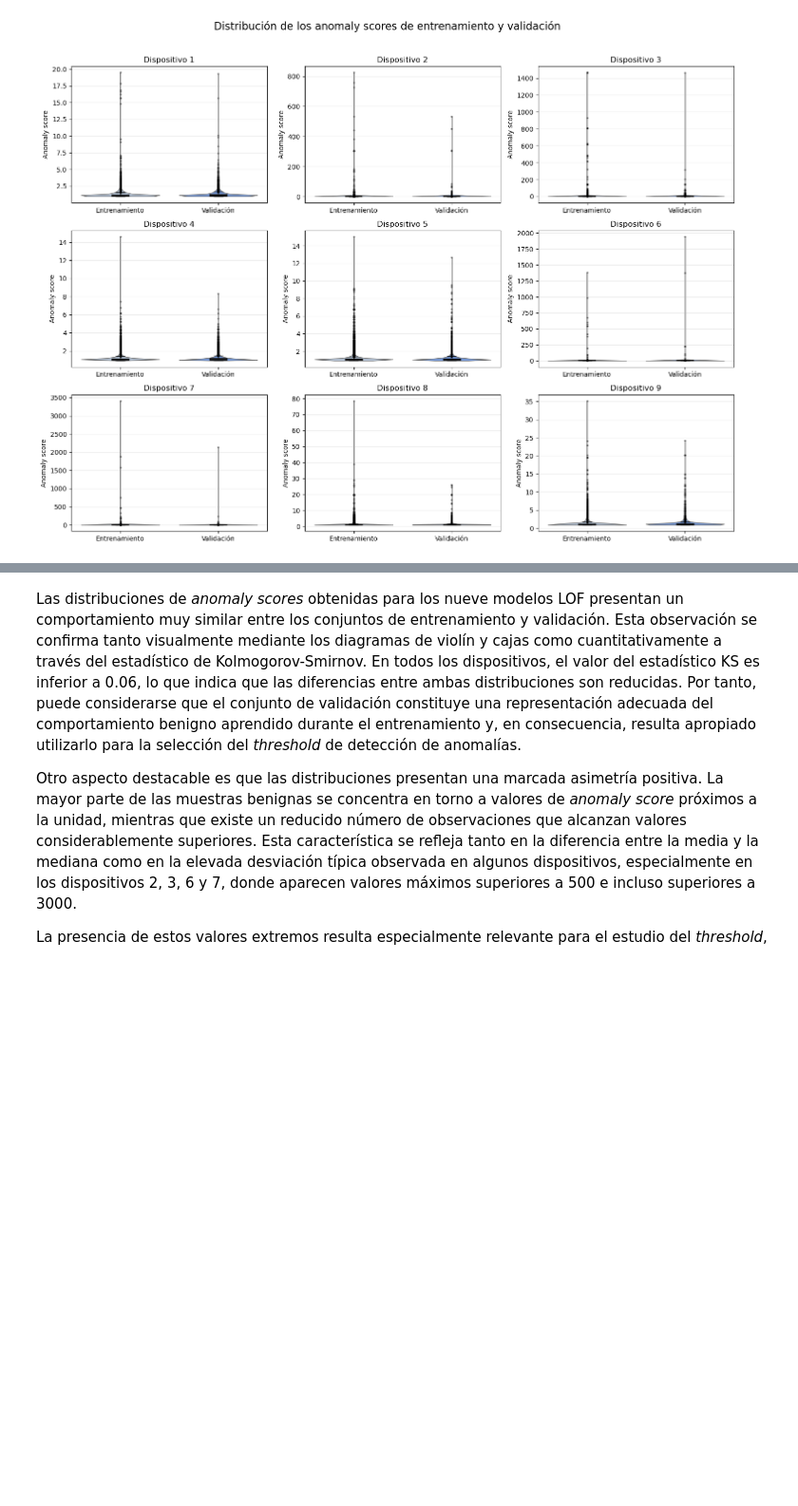
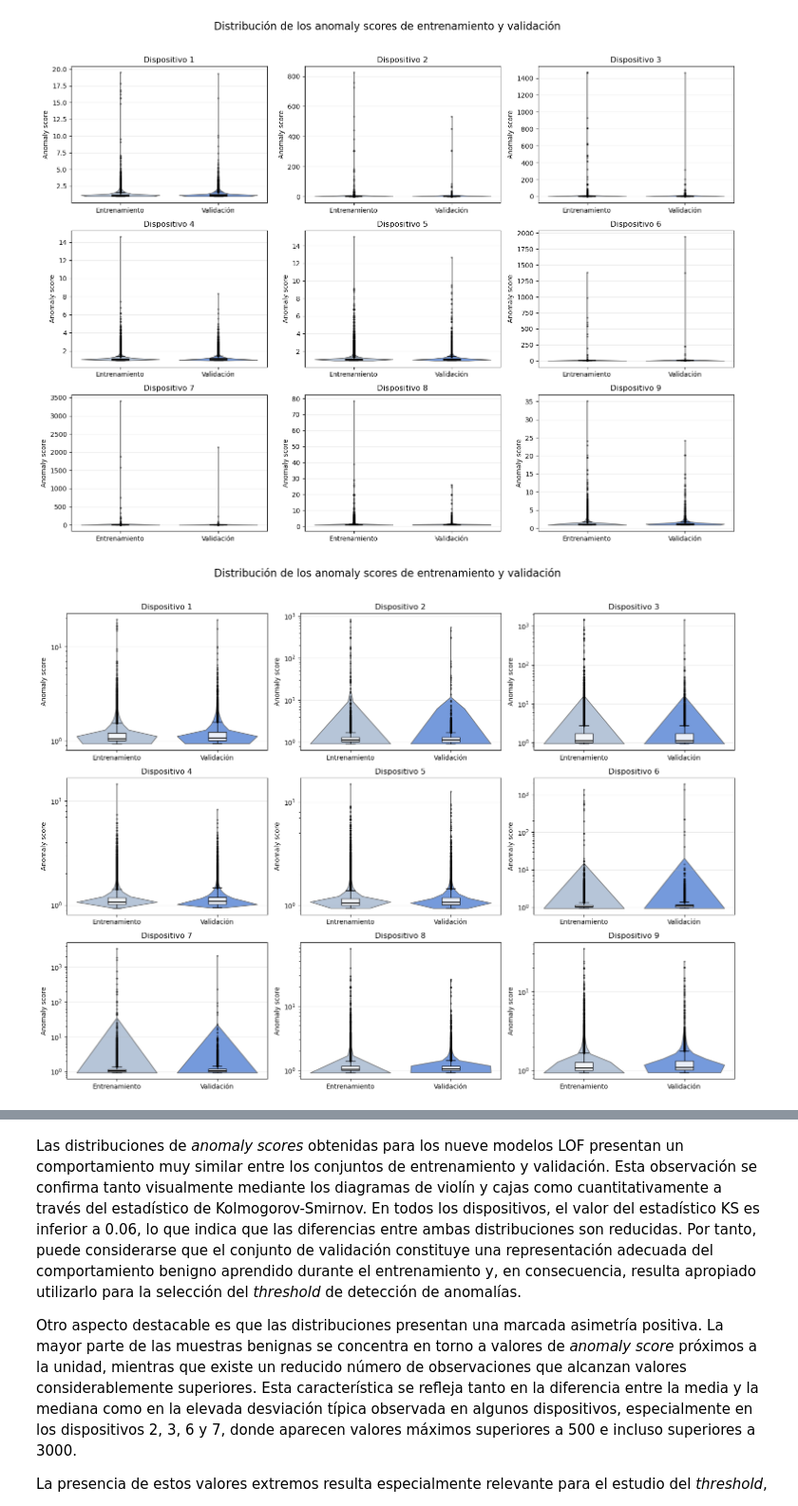
Before and after one commit to pablocarpon/tfm-iot-botnet-detection, a Jupyter notebook: notebooks/02_models_experimentation/anomaly_th_study.ipynb, the cells around one changed output, grey strips where cells are left out. Shown at 95% size. Cells and saved outputs as stored; diff of their text form; code cells hidden in the pictures; blank space fills up the shorter version.

Commit message:
Añadir análisis de estabilidad de AE global y distribuciones de scores de validación en escala logarítmica

```diff
--- a/notebooks/02_models_experimentation/anomaly_th_study.ipynb
+++ b/notebooks/02_models_experimentation/anomaly_th_study.ipynb
@@ -261,6 +261,86 @@ plt.tight_layout()
 plt.show()
 # %% [output]
 [figure]
+# %%
+split_palette = {
+    "Entrenamiento": "lightsteelblue",
+    "Validación": "cornflowerblue",
+}
+
+fig, axes = plt.subplots(3, 3, figsize=(15, 11), sharey=False)
+
+for ax, device_id in zip(axes.flatten(), range(1, 10)):
+    device_scores_df = lof_scores_plot_df[
+        lof_scores_plot_df["device"] == device_id
+    ]
+
+    sns.violinplot(
+        data=device_scores_df,
+        x="split",
+        y="score",
+        hue="split",
+        palette=split_palette,
+        inner=None,
+        cut=0,
+        linewidth=1,
+        dodge=False,
+        legend=False,
+        ax=ax,
+    )
+
+    sns.boxplot(
+        data=device_scores_df,
+        x="split",
+        y="score",
+        width=0.18,
+        showcaps=True,
+        showfliers=True,
+        boxprops={
+            "facecolor": "white",
+            "edgecolor": "black",
+            "linewidth": 1,
+            "alpha": 0.85,
+        },
+        whiskerprops={
+            "color": "black",
+            "linewidth": 1,
+        },
+        capprops={
+            "color": "black",
+            "linewidth": 1,
+        },
+        medianprops={
+            "color": "black",
+            "linewidth": 1.5,
+        },
+        flierprops={
+            "marker": "o",
+            "markerfacecolor": "black",
+            "markeredgecolor": "black",
+            "markersize": 2,
+            "alpha": 0.35,
+        },
+        ax=ax,
+    )
+
+    # Escala logarítmica en el eje Y
+    ax.set_yscale("log")
+
+    ax.set_title(f"Dispositivo {device_id}", fontsize=12)
+    ax.set_xlabel("")
+    ax.set_ylabel("Anomaly score")
+    ax.grid(axis="y", alpha=0.25)
+
+fig.suptitle(
+    "Distribución de los anomaly scores de entrenamiento y validación",
+    fontsize=16,
+    y=1.02,
+)
+
+plt.tight_layout()
+plt.show()
+# %% [output]
+[figure, added]
 # %%
 ks_results = []
 for device_id in sorted(lof_scores_plot_df["device"].unique()):
```
Also changed, not shown: parts of 5 cells of this notebook.
